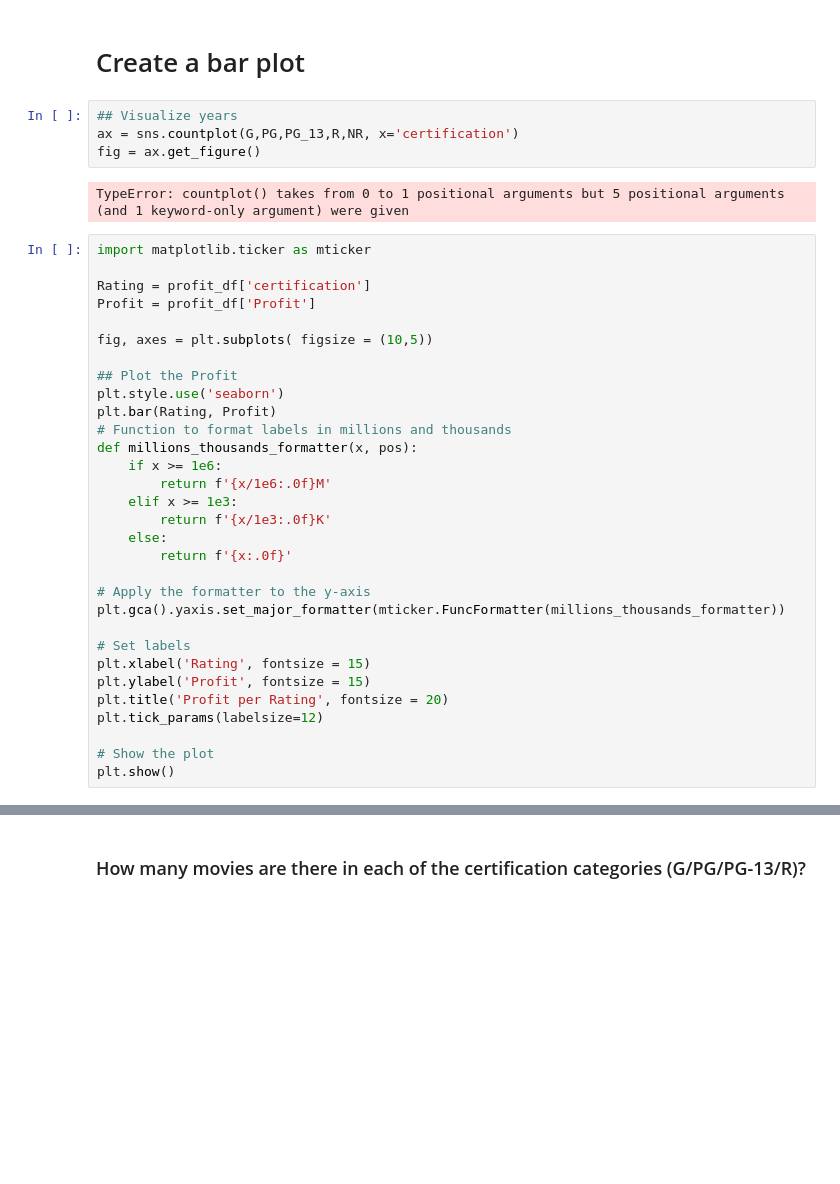
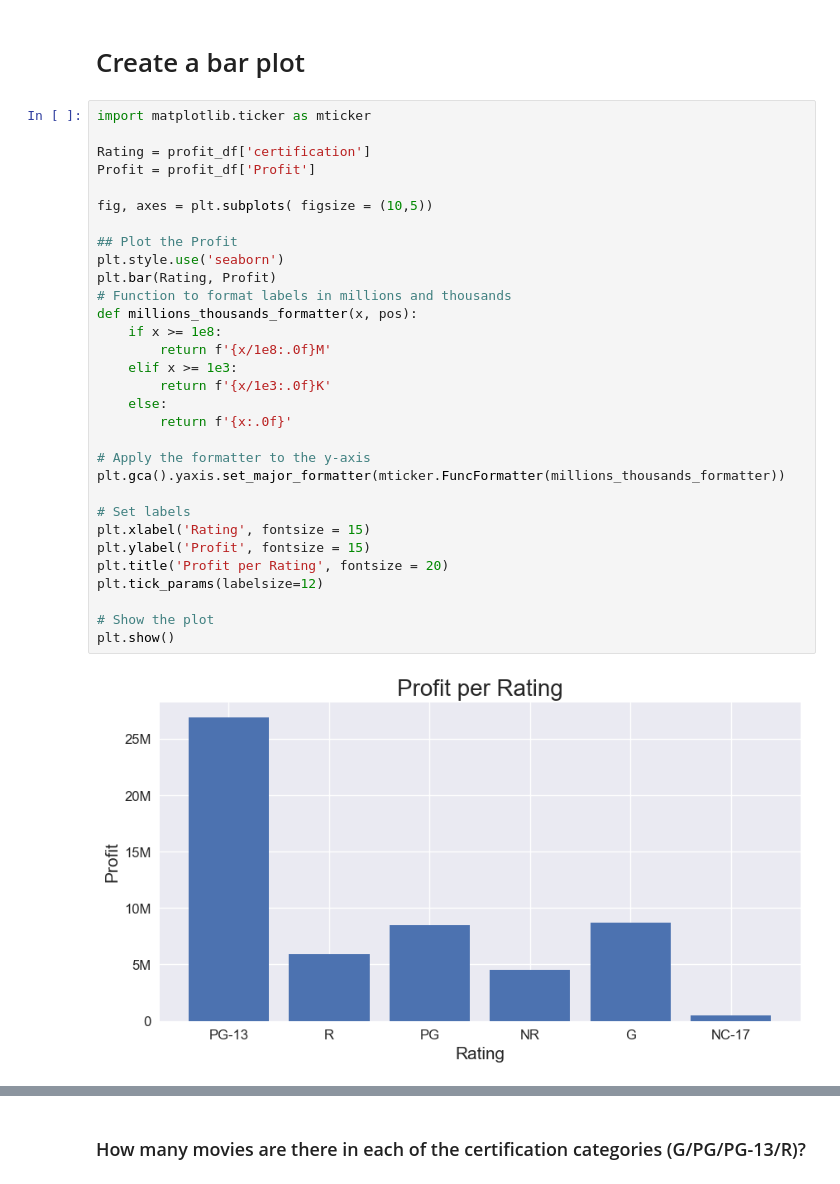
Before and after one commit to Luz-Dobbins/Movie-Database, a Jupyter notebook: rating vs profit.ipynb, the cells around one changed output, grey strips where cells are left out. Saved outputs shown, nothing was run; the diff lists cells and outputs as text; blank space fills up the shorter version.

```diff
--- a/rating vs profit.ipynb
+++ b/rating vs profit.ipynb
@@ -159,43 +178,39 @@ profit_df['certification'] = profit_df['certification'].astype(str)
 #rating_df = profit_df[profit_group].copy()
 # %% [markdown]
 # Create a bar plot
-# %%
-## Visualize years
-ax = sns.countplot(G,PG,PG_13,R,NR, x='certification')
-fig = ax.get_figure()
-# %% [output]
-TypeError: countplot() takes from 0 to 1 positional arguments but 5 positional arguments (and 1 keyword-only argument) were given
 # %%
 import matplotlib.ticker as mticker
 
 Rating = profit_df['certification']
 Profit = profit_df['Profit']
 
 fig, axes = plt.subplots( figsize = (10,5))
 
 ## Plot the Profit
 plt.style.use('seaborn')
 plt.bar(Rating, Profit)
 # Function to format labels in millions and thousands
 def millions_thousands_formatter(x, pos):
-    if x >= 1e6:
-        return f'{x/1e6:.0f}M'
+    if x >= 1e8:
+        return f'{x/1e8:.0f}M'
     elif x >= 1e3:
         return f'{x/1e3:.0f}K'
     else:
         return f'{x:.0f}'
 
 # Apply the formatter to the y-axis
 plt.gca().yaxis.set_major_formatter(mticker.FuncFormatter(millions_thousands_formatter))
 
 # Set labels
 plt.xlabel('Rating', fontsize = 15)
 plt.ylabel('Profit', fontsize = 15)
 plt.title('Profit per Rating', fontsize = 20)
 plt.tick_params(labelsize=12)
 
 # Show the plot
 plt.show()
+# %% [output]
+[figure, added]
 # %%
 plt.style.use('seaborn')
 fig, axes = plt.subplots( figsize = (15,10))
```
Also changed, not shown: parts of 18 cells of this notebook, 39 other files.
